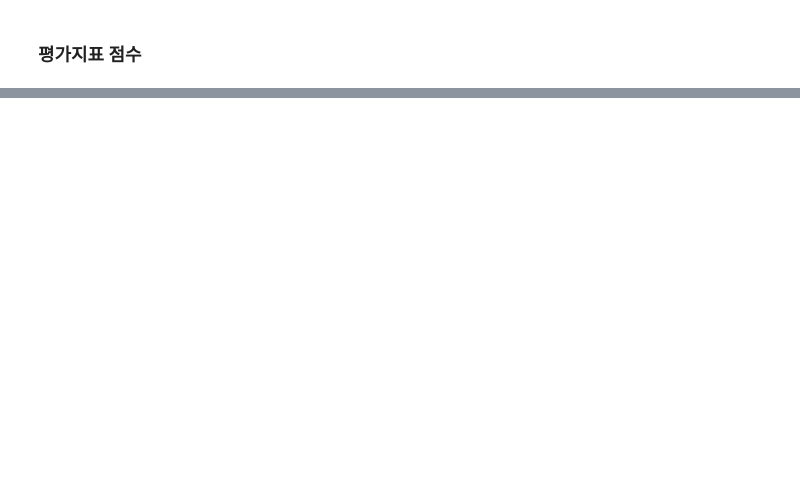
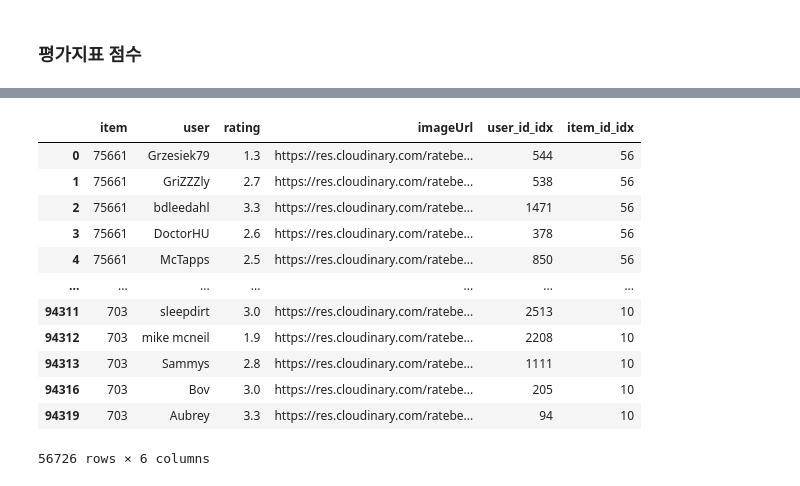
Before and after one commit to boostcampaitech3/final-project-level3-recsys-10, a Jupyter notebook: autorec_crawling.ipynb, the cells around one changed output, grey strips where cells are left out. Drawn from its saved outputs; the diff is of its cells as text; code cells hidden in the pictures; blank space fills up the shorter version.

```diff
--- a/autorec_crawling.ipynb
+++ b/autorec_crawling.ipynb
@@ -604,0 +604,16 @@ ndcg_k_inf(answers, topk_pred_list, 4)
+# %%
+data
+# %% [output]
+|  | item | user | rating | imageUrl | user_id_idx | item_id_idx |
+| 0 | 75661 | Grzesiek79 | 1.3 | https://res.cloudinary.com/ratebe... | 544 | 56 |
+| 1 | 75661 | GriZZZly | 2.7 | https://res.cloudinary.com/ratebe... | 538 | 56 |
+| 2 | 75661 | bdleedahl | 3.3 | https://res.cloudinary.com/ratebe... | 1471 | 56 |
+| 3 | 75661 | DoctorHU | 2.6 | https://res.cloudinary.com/ratebe... | 378 | 56 |
+| 4 | 75661 | McTapps | 2.5 | https://res.cloudinary.com/ratebe... | 850 | 56 |
+| ... | ... | ... | ... | ... | ... | ... |
+| 94311 | 703 | sleepdirt | 3.0 | https://res.cloudinary.com/ratebe... | 2513 | 10 |
+| 94312 | 703 | mike mcneil | 1.9 | https://res.cloudinary.com/ratebe... | 2208 | 10 |
+| 94313 | 703 | Sammys | 2.8 | https://res.cloudinary.com/ratebe... | 1111 | 10 |
+| 94316 | 703 | Bov | 3.0 | https://res.cloudinary.com/ratebe... | 205 | 10 |
+| 94319 | 703 | Aubrey | 3.3 | https://res.cloudinary.com/ratebe... | 94 | 10 |
+56726 rows × 6 columns
```
Also changed, not shown: parts of 15 cells of this notebook.
